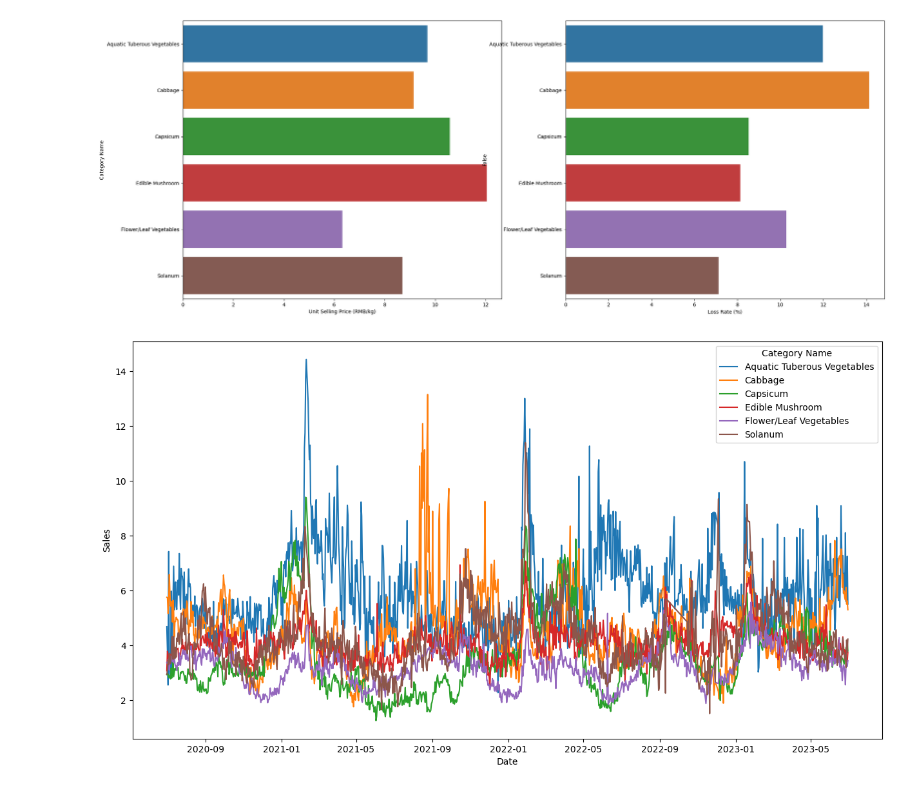
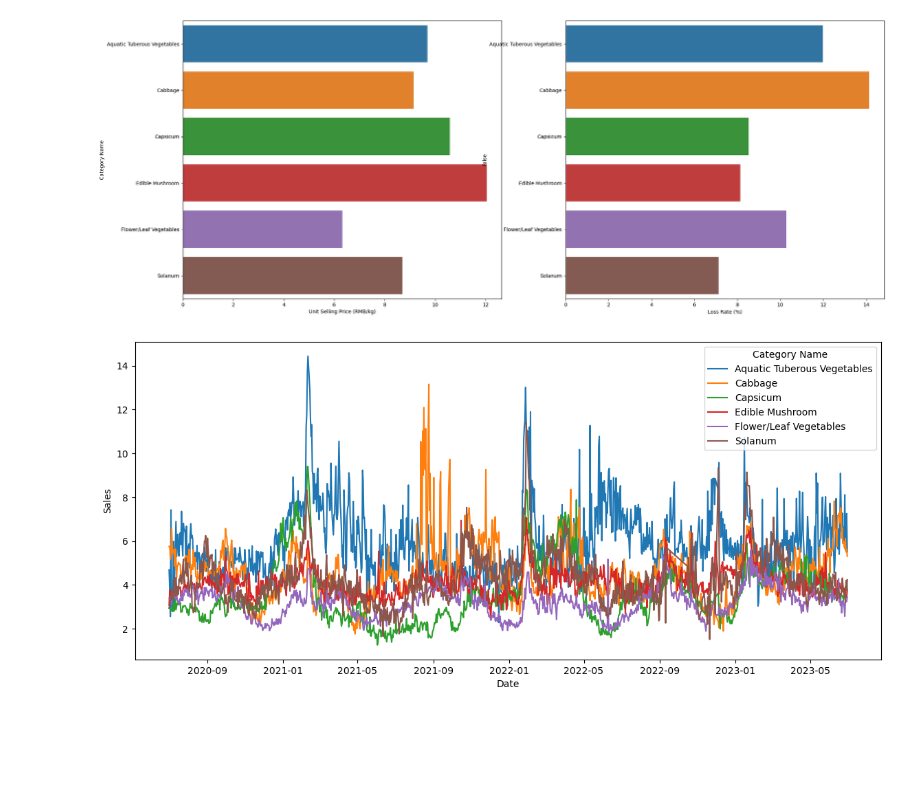
Before and after one commit to prattapong/Data-Science-Portfolio, a Jupyter notebook: Projects/Supermaket Sales Data/code/Exploratory Data Analysis.ipynb, the cells around one changed output. Saved outputs shown, nothing was run; the diff lists cells and outputs as text; code cells hidden in the pictures; blank space fills up the shorter version.

```diff
--- a/Projects/Supermaket Sales Data/code/Exploratory Data Analysis.ipynb
+++ b/Projects/Supermaket Sales Data/code/Exploratory Data Analysis.ipynb
@@ -168,11 +206,11 @@ plt.show()
 # %%
 df_merge['Date'] = pd.to_datetime(df_merge['Date'])
 
-plt.figure(figsize = (15,8))
+plt.figure(figsize = (14,6))
 sns.lineplot(df_merge.groupby(['Category Name','Date'], as_index = False)['Sales'].mean(),
             x = 'Date',
             y = 'Sales',
             hue = 'Category Name')
 plt.show()
 # %% [output]
-[figure, old version]
+[figure, new version]
```
Also changed, not shown: parts of 13 cells of this notebook.
